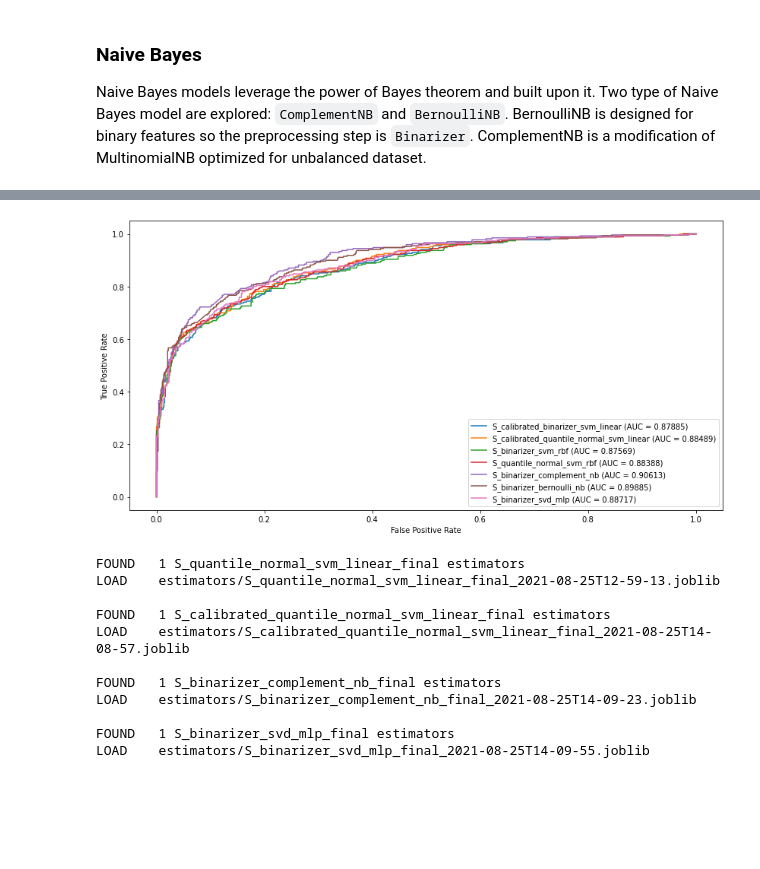
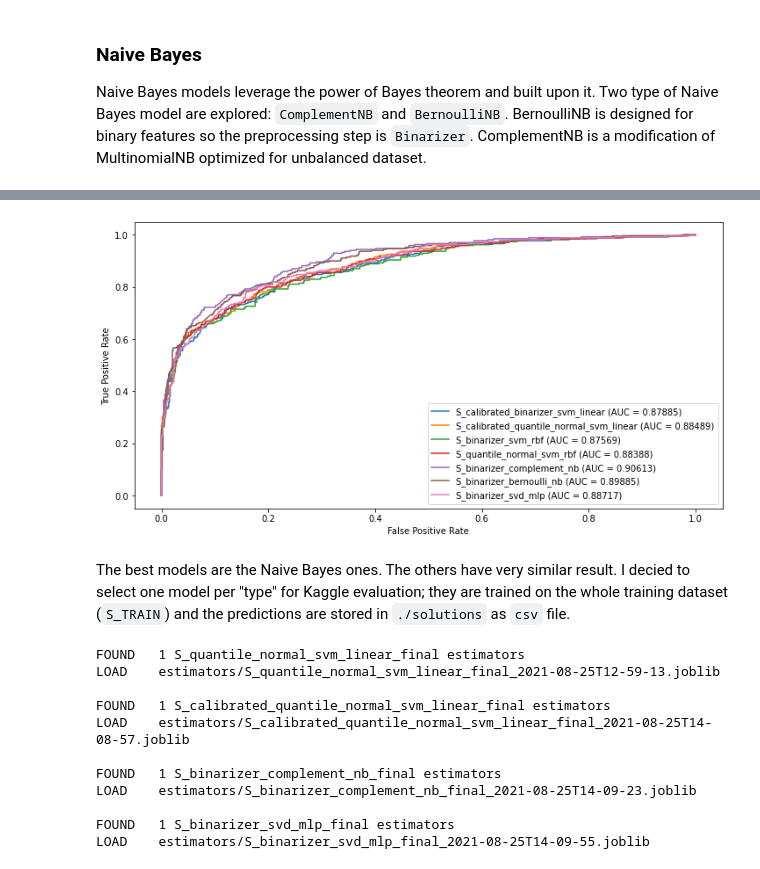
Before and after one commit to S1M0N38/reddit, a Jupyter notebook: working/simone-bertolotto-857533.ipynb, the cells around one changed output, grey strips where cells are left out. Cells and saved outputs as stored; diff of their text form; code cells hidden in the pictures; blank space fills up the shorter version.

Commit message:
update notebook with the last version on Kaggle

```diff
--- a/working/simone-bertolotto-857533.ipynb
+++ b/working/simone-bertolotto-857533.ipynb
@@ -617,7 +609,10 @@ S_quantile_normal_svm_rbf = GridSearchCV(
         ],
         memory=caches,
     ),
-    {"svm_rbf__C": np.logspace(-2, 2, 20), "svm_rbf__gamma": np.logspace(-4, 0, 20),},
+    {
+        "svm_rbf__C": np.logspace(-2, 2, 20),
+        "svm_rbf__gamma": np.logspace(-4, 0, 20),
+    },
     **GS
 )
 
@@ -627,7 +622,7 @@ diagram(S_quantile_normal_svm_rbf)
 plot_validation_heatmaps(
     S_quantile_normal_svm_rbf, "param_svm_rbf__C", "param_svm_rbf__gamma"
 )
-plot_learning_curves(S_quantile_normal_svm_rbf, S_X_train, y_train, len(train_target))
+plot_learning_curves(S_quantile_normal_svm_rbf, S_X_train, y_train, len(Y))
 # %% [output]
 FOUND   1 S_quantile_normal_svm_rbf estimators
 LOAD    estimators/S_quantile_normal_svm_rbf_2021-08-24T12-35-23.joblib
@@ -641,9 +636,15 @@ Naive Bayes models leverage the power of Bayes theorem and built upon it. Two ty
 # %%
 S_binarizer_complement_nb = GridSearchCV(
     Pipeline(
-        [("binarizer", Binarizer()), ("complement_nb", ComplementNB()),], memory=caches,
+        [
+            ("binarizer", Binarizer()),
+            ("complement_nb", ComplementNB()),
+        ],
+        memory=caches,
     ),
-    {"complement_nb__alpha": np.logspace(-3, 3, 500),},
+    {
+        "complement_nb__alpha": np.logspace(-3, 3, 500),
+    },
     **GS
 )
 
@@ -651,7 +652,7 @@ S_binarizer_complement_nb = fit(S_binarizer_complement_nb, S_X_train, y_train)
 
 diagram(S_binarizer_complement_nb)
 plot_validation_curves(S_binarizer_complement_nb, "param_complement_nb__alpha")
-plot_learning_curves(S_binarizer_complement_nb, S_X_train, y_train, len(train_target))
+plot_learning_curves(S_binarizer_complement_nb, S_X_train, y_train, len(Y))
 # %% [output]
 FOUND   1 S_binarizer_complement_nb estimators
 LOAD    estimators/S_binarizer_complement_nb_2021-08-25T08-58-28.joblib
@@ -661,9 +662,15 @@ LOAD    estimators/S_binarizer_complement_nb_2021-08-25T08-58-28.joblib
 # %%
 S_binarizer_bernoulli_nb = GridSearchCV(
     Pipeline(
-        [("binarizer", Binarizer()), ("bernoulli_nb", BernoulliNB()),], memory=caches,
+        [
+            ("binarizer", Binarizer()),
+            ("bernoulli_nb", BernoulliNB()),
+        ],
+        memory=caches,
     ),
-    {"bernoulli_nb__alpha": np.logspace(-3, 3, 500),},
+    {
+        "bernoulli_nb__alpha": np.logspace(-3, 3, 500),
+    },
     **GS
 )
 
@@ -671,7 +678,7 @@ S_binarizer_bernoulli_nb = fit(S_binarizer_bernoulli_nb, S_X_train, y_train)
 
 diagram(S_binarizer_bernoulli_nb)
 plot_validation_curves(S_binarizer_bernoulli_nb, "param_bernoulli_nb__alpha")
-plot_learning_curves(S_binarizer_bernoulli_nb, S_X_train, y_train, len(train_target))
+plot_learning_curves(S_binarizer_bernoulli_nb, S_X_train, y_train, len(Y))
 # %% [output]
 FOUND   1 S_binarizer_bernoulli_nb estimators
 LOAD    estimators/S_binarizer_bernoulli_nb_2021-08-25T08-59-00.joblib
@@ -690,7 +699,9 @@ S_binarizer_svd_mlp = GridSearchCV(
         ],
         memory=caches,
     ),
-    {"mlp__alpha": np.logspace(-3, 2, 30),},
+    {
+        "mlp__alpha": np.logspace(-3, 2, 30),
+    },
     **GS
 )
 
@@ -698,7 +709,7 @@ S_binarizer_svd_mlp = fit(S_binarizer_svd_mlp, S_X_train, y_train)
 
 diagram(S_binarizer_svd_mlp)
 plot_validation_curves(S_binarizer_svd_mlp, "param_mlp__alpha")
-plot_learning_curves(S_binarizer_svd_mlp, S_X_train, y_train, len(train_target))
+plot_learning_curves(S_binarizer_svd_mlp, S_X_train, y_train, len(Y))
 # %% [output]
 FOUND   1 S_binarizer_svd_mlp estimators
 LOAD    estimators/S_binarizer_svd_mlp_2021-08-25T10-38-44.joblib
@@ -787,24 +794,26 @@ test score (AUC): 0.88881
 # %%
 S_estimators = [
     S_calibrated_binarizer_svm_linear,
     S_calibrated_quantile_normal_svm_linear,
     S_binarizer_svm_rbf,
     S_quantile_normal_svm_rbf,
     S_binarizer_complement_nb,
     S_binarizer_bernoulli_nb,
     S_binarizer_svd_mlp,
 ]
 
 
-fig, ax = plt.subplots(figsize=(14, 7))
+fig, ax = plt.subplots(figsize=(12, 6))
 
 for estimator in S_estimators:
     y_pred = estimator.predict_proba(S_X_test)[:, 1]
     plot_roc_curve(y_test, y_pred, ax, estimator.name)
 
 plt.show()
 # %% [output]
-[figure, old version]
+[figure, new version]
+# %% [markdown]
+The best models are the Naive Bayes ones. The others have very similar result. I decied to select one model per "type" for Kaggle evaluation; they are trained on the whole training dataset (`S_TRAIN`) and the predictions are stored in `./solutions` as `csv` file.
 # %%
 # SVM
 
```
Also changed, not shown: parts of 83 cells of this notebook.
